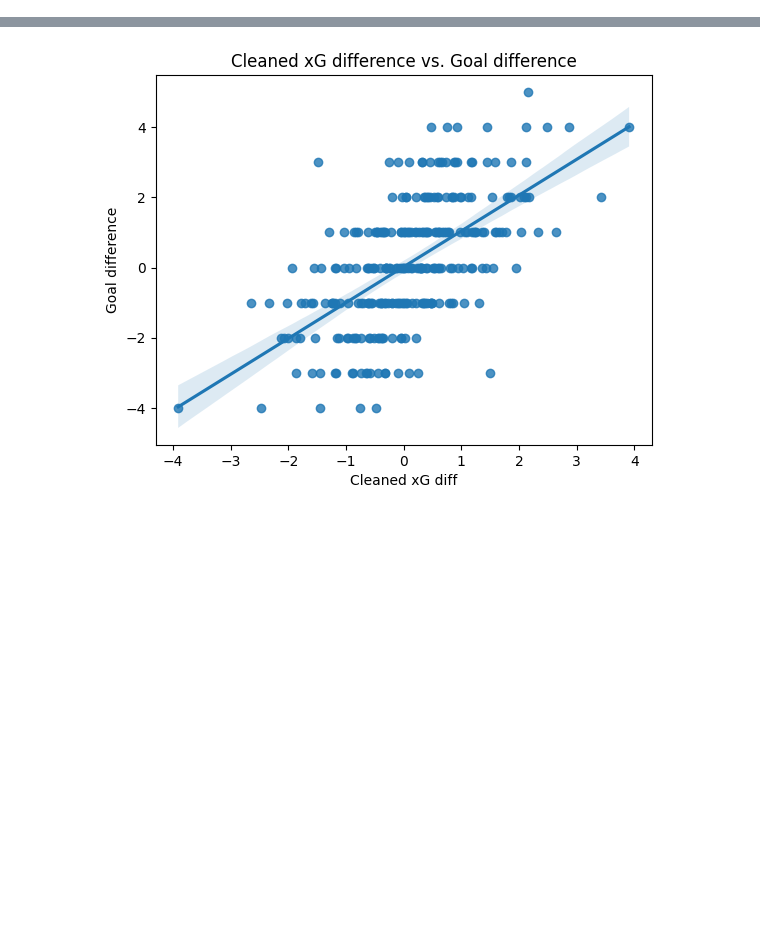
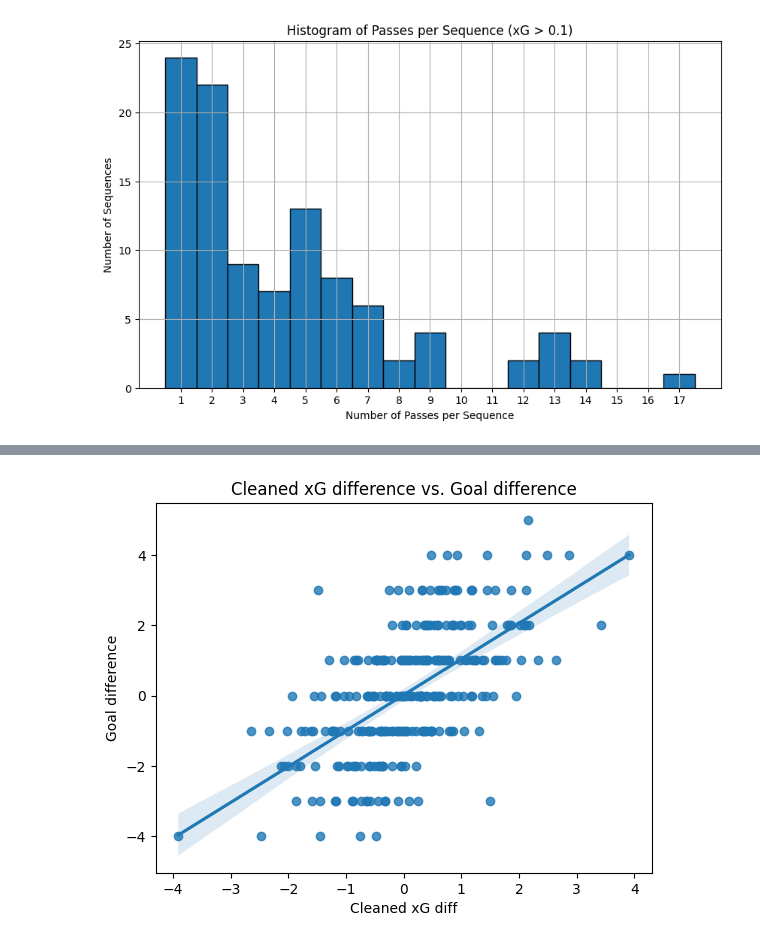
Before and after one commit to AC-Horsens/AC-Horsens-First-Team, a Jupyter notebook: DNK_1_Division_2024_2025/Regressioner.ipynb, the cells around one changed output, grey strips where cells are left out. Cells and saved outputs as stored; diff of their text form; code cells hidden in the pictures; blank space fills up the shorter version.

```diff
--- a/DNK_1_Division_2024_2025/Regressioner.ipynb
+++ b/DNK_1_Division_2024_2025/Regressioner.ipynb
@@ -1,5 +1,23 @@
 # %%
 import pandas as pd
+import matplotlib.pyplot as plt
+import seaborn as sns
+
+df_poss = pd.read_csv(r'C:\Users\Seamus-admin\Documents\GitHub\AC-Horsens-First-Team\DNK_1_Division_2024_2025\Horsens\Horsens_possession_data.csv')
+df_passes = df_poss[(df_poss['typeId'] == 1) & (df_poss['sequence_xG'] > 0.1)]
+
+# Step 2: Count number of passes per sequence
+pass_counts = df_passes.groupby(['sequenceId']).size().reset_index(name='num_passes')
+
+# Step 3: Plot histogram
+plt.figure(figsize=(10, 6))
+plt.hist(pass_counts['num_passes'], bins=range(1, pass_counts['num_passes'].max() + 2), edgecolor='black', align='left')
+plt.xlabel('Number of Passes per Sequence')
+plt.ylabel('Number of Sequences')
+plt.title('Histogram of Passes per Sequence (xG > 0.1)')
+plt.grid(True)
+plt.xticks(range(1, pass_counts['num_passes'].max() + 1))
+plt.show()
 
 df = pd.read_csv(r'C:\Users\Seamus-admin\Documents\GitHub\AC-Horsens-First-Team\DNK_1_Division_2024_2025\xg_all DNK_1_Division_2024_2025.csv')
 df['label'] = df['label'] + ' '+df['date']
@@ -53,33 +71,34 @@ total_summary = total_summary.merge(total_goal_per_match,on='label',how='left')
 total_summary['Goal difference'] = 2 * total_summary['goal_count'] - total_summary['total goal count']
 
 
 import statsmodels.api as sm
 
 # Eksempel på relevante features
 
 features = ['xG difference']
 #features = ['xG', 'xG difference', 'xG against', 'Cleaned xG',
 #            'Cleaned xG diff', 'Cleaned xG against']
 
 # Target: Mål scoret
 target = 'Goal difference'
 
 # Drop rækker med manglende værdier
 regression_data = total_summary[features + [target]].fillna(0)
 
 # Tilføj konstant til modellen (intercept)
 X = sm.add_constant(regression_data[features])
 y = regression_data[target]
 model = sm.OLS(y, X).fit()
 print(model.summary())
 
 import seaborn as sns
 import matplotlib.pyplot as plt
 
 sns.regplot(data=total_summary, x='Cleaned xG diff', y='Goal difference')
 plt.title("Cleaned xG difference vs. Goal difference")
 plt.show()
 # %% [output]
+[figure, new version]
                             OLS Regression Results
 ==============================================================================
 Dep. Variable:        Goal difference   R-squared:                       0.329
@@ -97,4 +116,4 @@ Covariance Type:            nonrobust
 
 Notes:
 [1] Standard Errors assume that the covariance matrix of the errors is correctly specified.
-[figure, old version]
+[figure, added]
```
Also changed, not shown: parts of 1 cell of this notebook, 48 other files.
